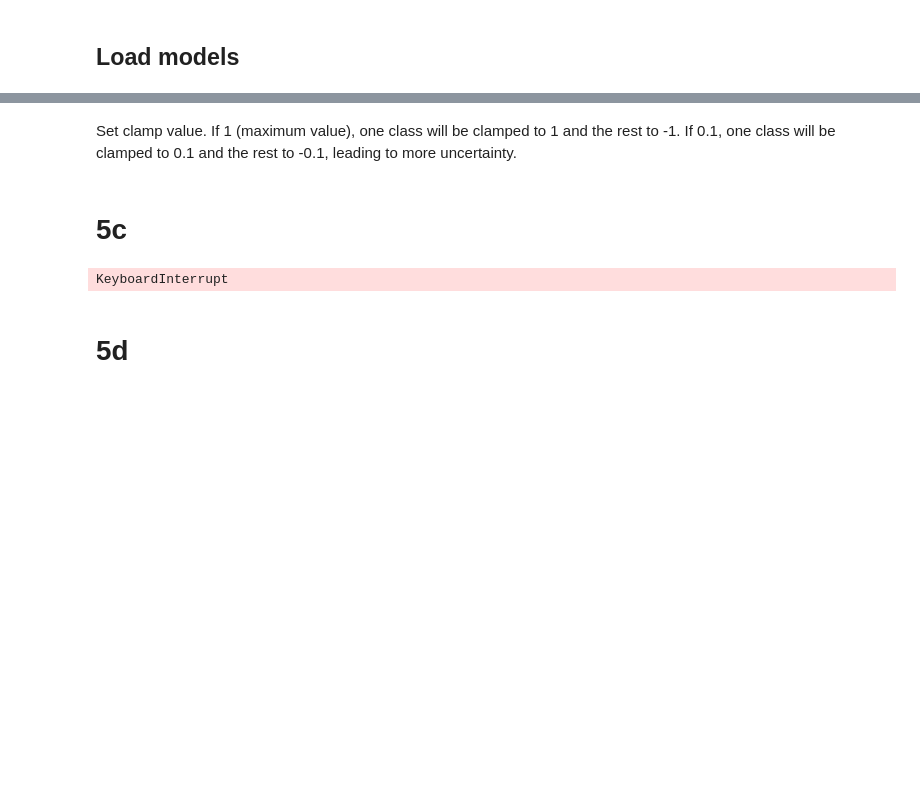
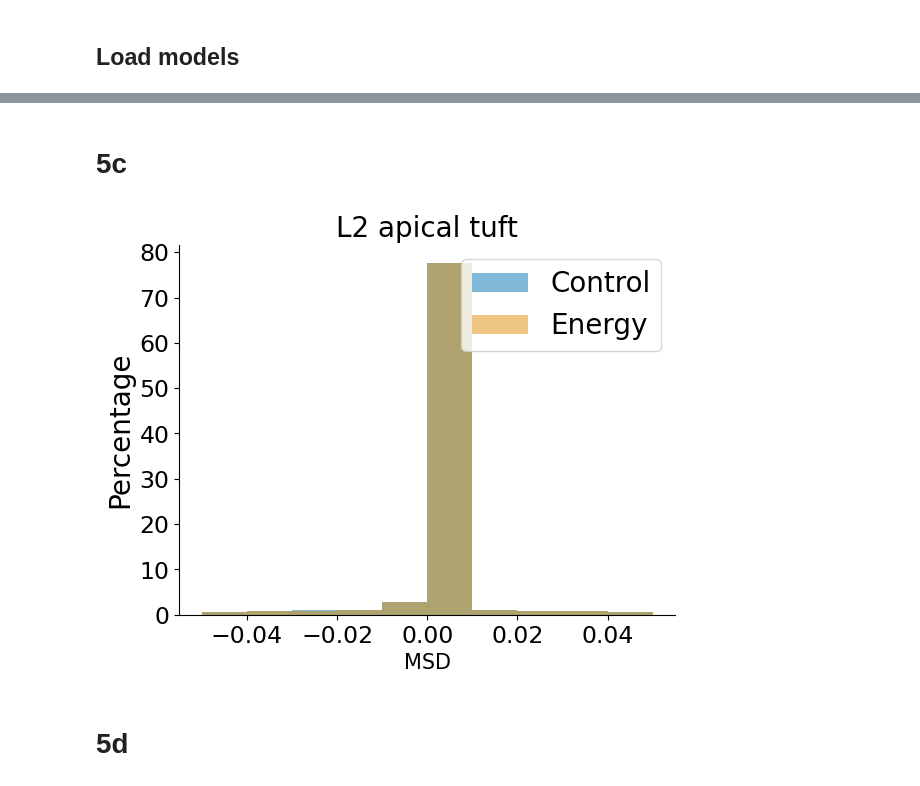
Before and after one commit to rchitic/SNN_PC_Multicomp, a Jupyter notebook: spiking_multicompartment_PC_mismatch_feedback.ipynb, the cells around one changed output, grey strips where cells are left out. Drawn from its saved outputs; the diff is of its cells as text; code cells hidden in the pictures; blank space fills up the shorter version.

```diff
--- a/spiking_multicompartment_PC_mismatch_feedback.ipynb
+++ b/spiking_multicompartment_PC_mismatch_feedback.ipynb
@@ -624,7 +624,7 @@ class SnnNetwork(nn.Module):
 
         return log_softmax_hist, h_hist
 
-    def clamped_generate(self, test_class, zeros, h_clamped, T, clamp_value=0.5, batch=False, noise=None):
+    def clamped_generate(self, test_class, zeros, h_clamped, T, clamp_value=1, batch=False, noise=None):
         """
         generate representations with mem of read out clamped
         :param test_class: which class is clamped
@@ -658,7 +658,7 @@ class SnnNetwork(nn.Module):
 
         return log_softmax_hist, h_hist
 
-    def clamped_generate_rise_time(self, test_class, zeros, h_clamped, T, clamp_value=0.5, batch=False, noise=None):
+    def clamped_generate_rise_time(self, test_class, zeros, h_clamped, T, clamp_value=1, batch=False, noise=None):
         """
         generate representations with mem of read out clamped
         :param test_class: which class is clamped
@@ -1553,6 +1553,6 @@ total param count 2455520
 load_epoch_control = 7
 load_epoch_energy = 9
 
-control_model = torch.load('C:\\Users\\Raluca Chitic\\Desktop\\SNN_PC_Multicomp\\results/base_control/{}_model.pth'.format(load_epoch_control),map_location=torch.device('cpu'))
-energy_model = torch.load('C:\\Users\\Raluca Chitic\\Desktop\\SNN_PC_Multicomp\\results/base_energy/{}_model.pth'.format(load_epoch_energy),map_location=torch.device('cpu'))
+control_model = torch.load('results/base_control/{}_model.pth'.format(load_epoch_control))
+energy_model = torch.load('results/base_energy/{}_model.pth'.format(load_epoch_energy))
 # %% [markdown]
@@ -1560,5 +1560,5 @@ energy_model = torch.load('C:\\Users\\Raluca Chitic\\Desktop\\SNN_PC_Multicomp\\
 # %%
-def clamped_generate_surprise(model, test_class, input, h_clamped, T, clamp_value=0.5, clamp_bool=False, batch=False, noise=None):
+def clamped_generate_surprise(model, test_class, input, h_clamped, T, clamp_value=1, clamp_bool=False, batch=False, noise=None):
         """
         generate representations with mem of read out clamped
         :param test_class: which class is clamped
@@ -1626,7 +1626,7 @@ def get_results(model,element,keep_time,seed,clamp_value):
 
     clamp_T = T
 
-    # Expected clamp class
+    # Match between consecutive inputs (they belong to the same class)
     result_id = 0
     if keep_time:
         l1_clamp_expected = np.zeros((10000, int(T/2), hidden_dim[0]))
@@ -1643,7 +1643,7 @@ def get_results(model,element,keep_time,seed,clamp_value):
 
         for input_class in range(10):
             n_images = (y==input_class).sum()
-            for image_idx in range(0,int(n_images)/2,2):
+            for image_idx in range(0,10,2):
                 image1 = x[y==input_class][image_idx][0].reshape(1,784).to(device)
                 image2 = x[y==input_class][image_idx+1][0].reshape(1,784).to(device)
                 clamp_class = input_class
@@ -1696,7 +1696,7 @@ def get_results(model,element,keep_time,seed,clamp_value):
                         break
                 torch.cuda.empty_cache()
 
-    # Surprise clamp class
+    # Mismatch between consecutive inputs (they belong to different classes)
     result_id = 0
     set_seeds(seed)
     if keep_time:
@@ -1711,7 +1711,7 @@ def get_results(model,element,keep_time,seed,clamp_value):
     for batch_id, (x,y) in enumerate(test_loader2):
         for input_class in range(10):
             n_images = (y==input_class).sum()
-            for image_idx in range(0,int(n_images)/2,2):
+            for image_idx in range(0,10,2):
                 image1 = x[y==input_class][image_idx][0].reshape(1,784).to(device)
                 surprise_class = np.random.choice(np.array(list(set(range(10))-set([input_class]))))
                 image2 = x[y==surprise_class][image_idx][0].reshape(1,784).to(device)
@@ -1796,2 +1795,0 @@ def plot_voltage_diff_only_L2(l2_diff_control,l2_diff_energy,element):
-# %% [markdown]
-Set clamp value. If 1 (maximum value), one class will be clamped to 1 and the rest to -1. If 0.1, one class will be clamped to 0.1 and the rest to -0.1, leading to more uncertainty.
@@ -1802,18 +1798,19 @@ clamp_value = 0.5
 # %%
 keep_time=True # value of each neuron is averaged over all timepoints
 element='apical'
+clamp_value = 1
 l2_diff_control_surprise,l2_diff_control_expected  = get_results(control_model,element,keep_time,seed,clamp_value)
 l2_diff_energy_surprise,l2_diff_energy_expected = get_results(energy_model,element,keep_time,seed,clamp_value)
 
 l2_diff_control = np.mean(l2_diff_control_expected-l2_diff_control_surprise,axis=1)
 l2_diff_energy = np.mean(l2_diff_energy_expected-l2_diff_energy_surprise,axis=1)
 
-#np.save('base_graphs\\surprise_voltage_diff_control_apical_L2_retry.npy',l2_diff_control)
-#np.save('base_graphs\\surprise_voltage_diff_energy_apical_L2_retry.npy',l2_diff_energy)
+np.save('graphs_intermediate_results\\surprise_voltage_diff_control_apical_L2_retry.npy',l2_diff_control)
+np.save('graphs_intermediate_results\\surprise_voltage_diff_energy_apical_L2_retry.npy',l2_diff_energy)
 
 plot_voltage_diff_only_L2(l2_diff_control,l2_diff_energy,'apical tuft')
 # %% [output]
-KeyboardInterrupt
+[figure, added]
 # %% [markdown]
 # 5d
 # %%
```
Also changed, not shown: parts of 7 cells of this notebook, 2 other files.
